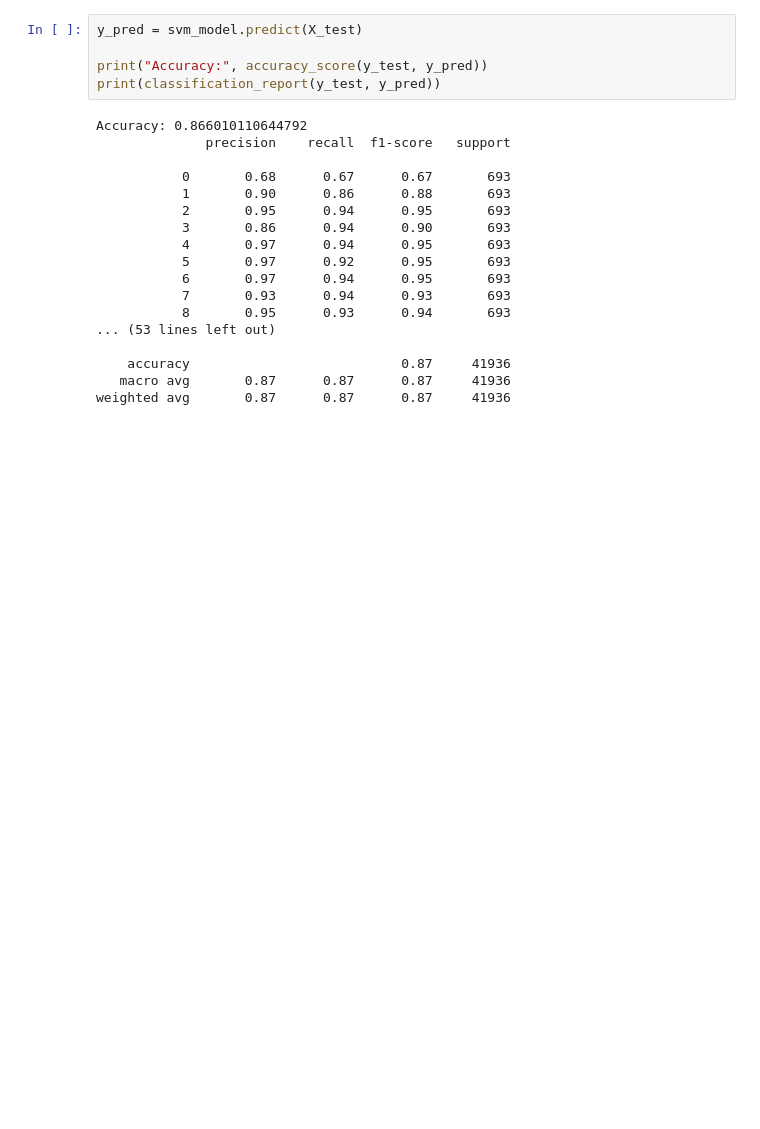
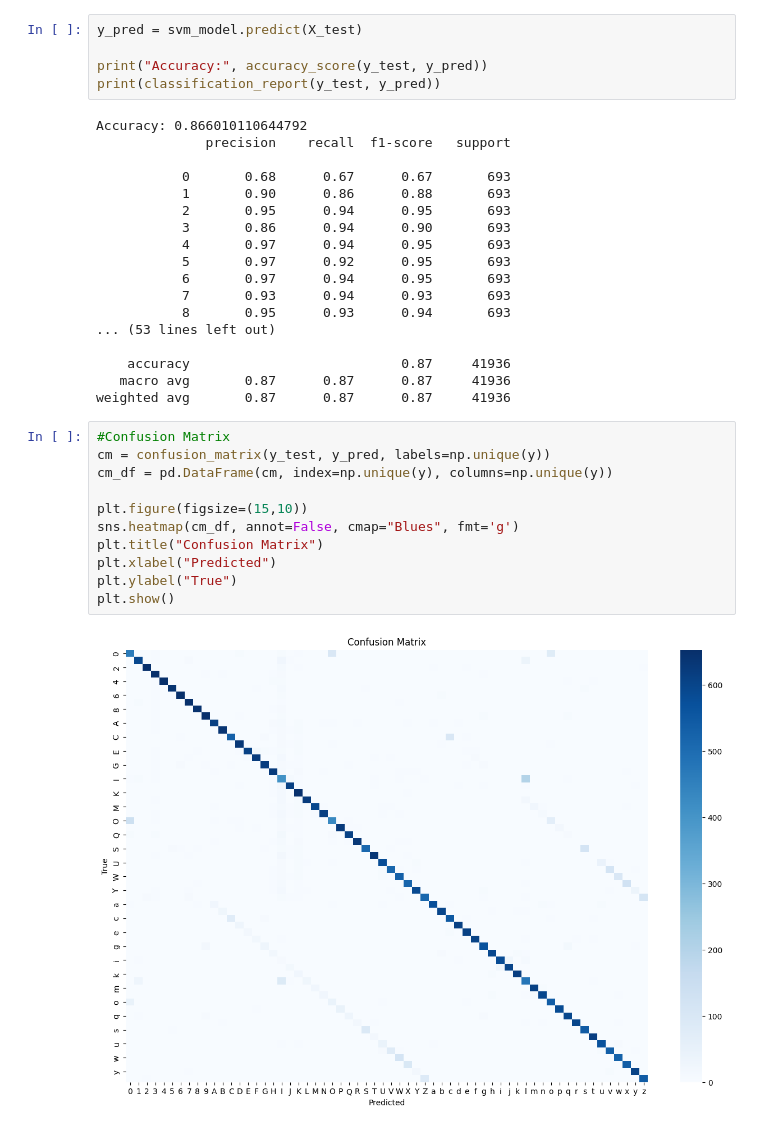
Before and after one commit to Mai-Fakhry/Optical-character-recognition-OCR-, a Jupyter notebook: NoteBooks/OCR_Dataset.ipynb, the cells around one changed output. Cells and saved outputs as stored; diff of their text form; blank space fills up the shorter version.

```diff
--- a/NoteBooks/OCR_Dataset.ipynb
+++ b/NoteBooks/OCR_Dataset.ipynb
@@ -224,3 +236,16 @@ Accuracy: 0.866010110644792
     accuracy                           0.87     41936
    macro avg       0.87      0.87      0.87     41936
 weighted avg       0.87      0.87      0.87     41936
+# %%
+#Confusion Matrix
+cm = confusion_matrix(y_test, y_pred, labels=np.unique(y))
+cm_df = pd.DataFrame(cm, index=np.unique(y), columns=np.unique(y))
+
+plt.figure(figsize=(15,10))
+sns.heatmap(cm_df, annot=False, cmap="Blues", fmt='g')
+plt.title("Confusion Matrix")
+plt.xlabel("Predicted")
+plt.ylabel("True")
+plt.show()
+# %% [output]
+[figure, added]
```
Also changed, not shown: parts of 4 cells of this notebook.
